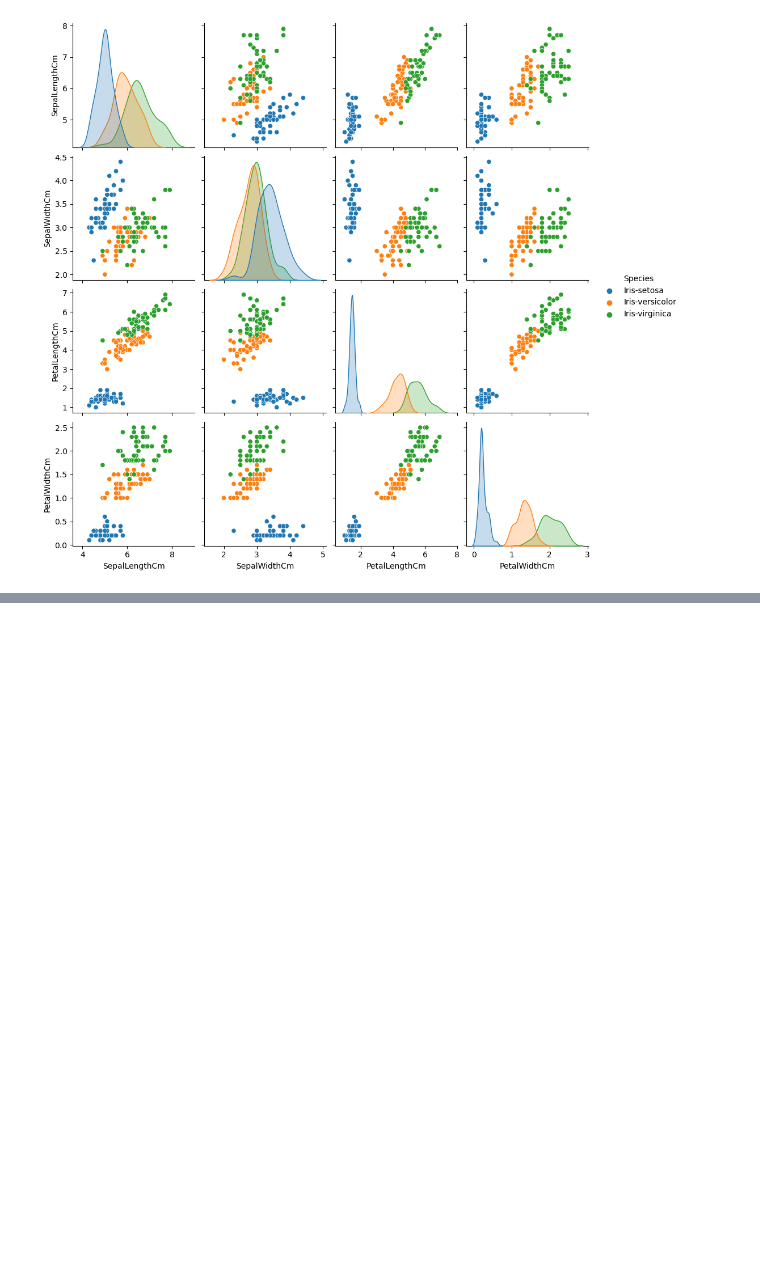
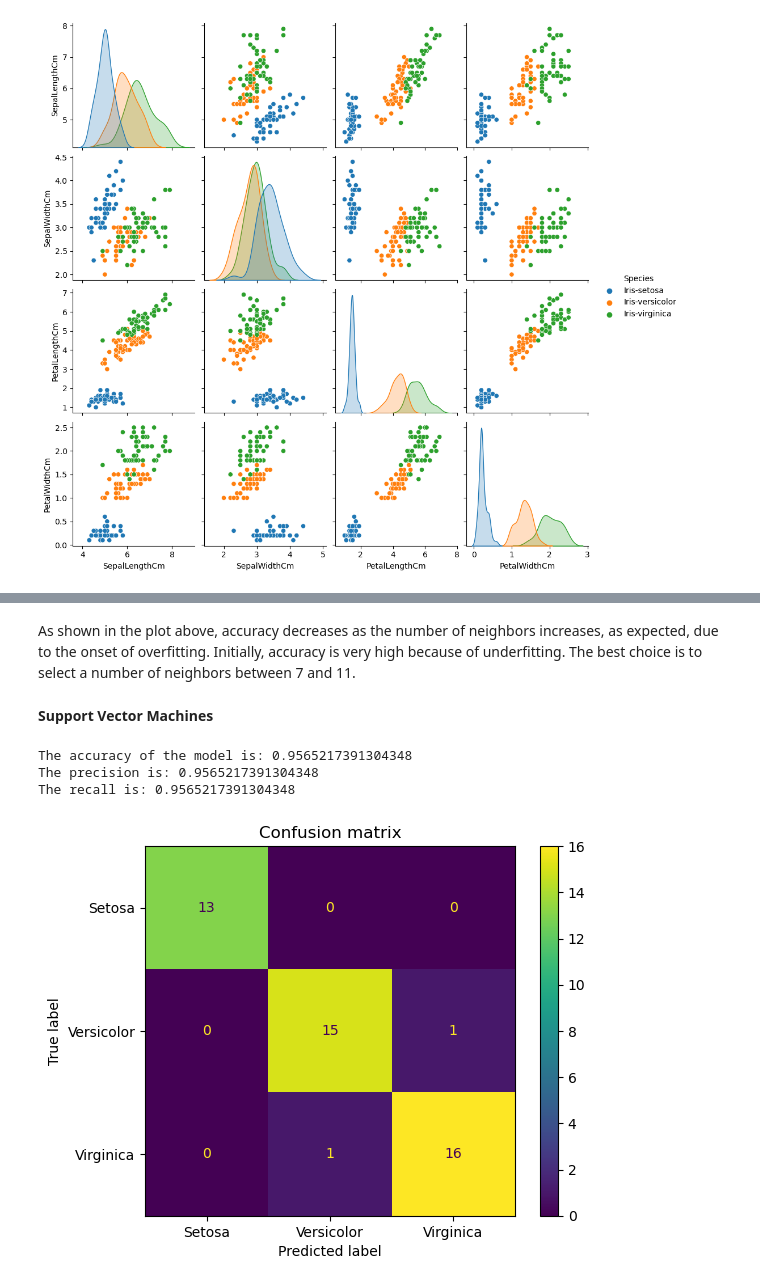
Before and after one commit to danielenotarangelo/EDA-projects, a Jupyter notebook: Iris/Iris.ipynb, the cells around one changed output, grey strips where cells are left out. Saved outputs shown, nothing was run; the diff lists cells and outputs as text; code cells hidden in the pictures; blank space fills up the shorter version.

```diff
--- a/Iris/Iris.ipynb
+++ b/Iris/Iris.ipynb
@@ -178,0 +304,26 @@ We can observe that the Setosa species is the one with the fewest correlations b
+# %% [markdown]
+As shown in the plot above, accuracy decreases as the number of neighbors increases, as expected, due to the onset of overfitting. Initially, accuracy is very high because of underfitting. The best choice is to select a number of neighbors between 7 and 11.
+# %% [markdown]
+**Support Vector Machines**
+# %%
+from sklearn.svm import SVC
+
+svm = SVC(kernel='linear')
+svm.fit(X_train, y_train)
+
+y_pred = svm.predict(X_test)
+
+print(f'The accuracy of the model is: {svm.score(X_test, y_test)}')
+print("The precision is:", precision_score(y_test, y_pred, average="weighted"))
+print('The recall is:', recall_score(y_test, y_pred, average="weighted"))
+
+cm = confusion_matrix(y_test, y_pred)
+confusion_matrix_display = ConfusionMatrixDisplay(cm, display_labels=['Setosa', 'Versicolor', 'Virginica'])
+confusion_matrix_display.plot()
+plt.title('Confusion matrix with the SVM')
+plt.show()
+# %% [output]
+The accuracy of the model is: 0.9565217391304348
+The precision is: 0.9565217391304348
+The recall is: 0.9565217391304348
+[figure, added]
```
Also changed, not shown: parts of 22 cells of this notebook.
